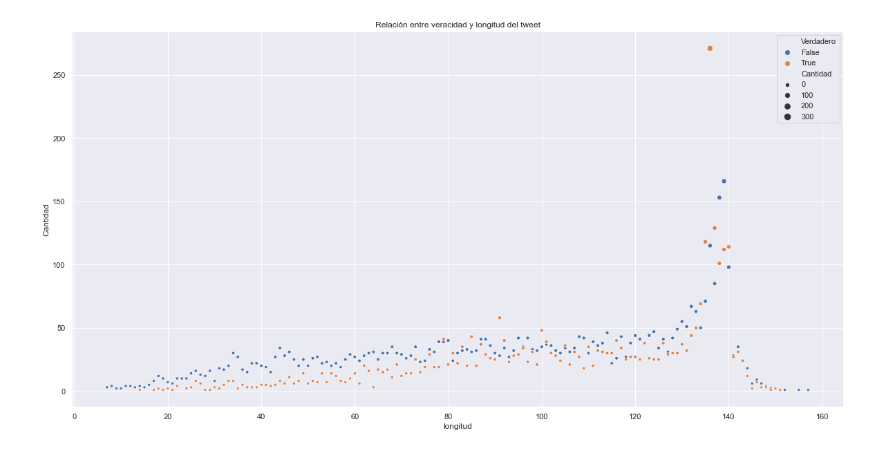
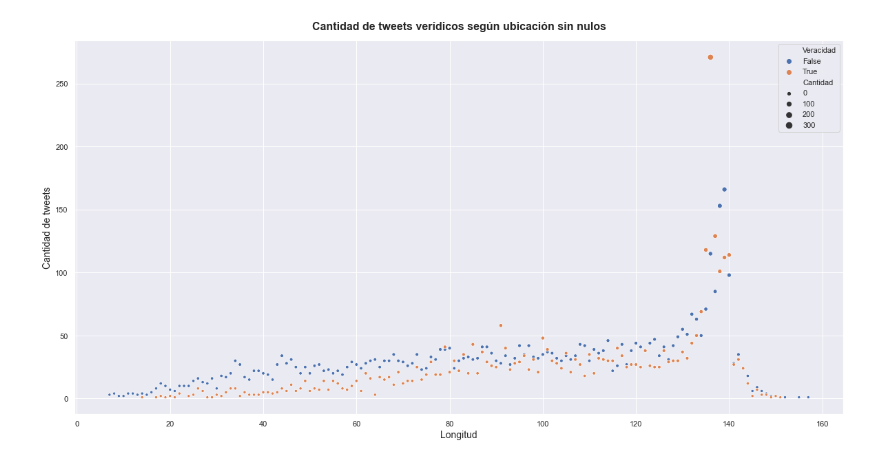
Before and after one commit to tporganizaciondedatos1c2020/TP1, a Jupyter notebook: AnalisisDeTweetsPorLongitudyVeracidad.ipynb, the cells around one changed output. Saved outputs shown, nothing was run; the diff lists cells and outputs as text; code cells hidden in the pictures.

```diff
--- a/AnalisisDeTweetsPorLongitudyVeracidad.ipynb
+++ b/AnalisisDeTweetsPorLongitudyVeracidad.ipynb
@@ -4,15 +15,22 @@
 # %%
 #Tweets por longitud y veracidad
+
 grupo = dataset.groupby(['longitud', 'target']).agg({'target':['count']})
 grupo.columns = ['Cantidad']
 
 grupo = grupo.reset_index()
-grupo = grupo.rename(columns={'target':'Verdadero'})
+grupo = grupo.rename(columns={'target':'Veracidad'})
+
 
 sns.set()
-ax = sns.scatterplot(x = 'longitud', y = 'Cantidad', data = grupo, hue = 'Verdadero', size = 'Cantidad')
+ax = sns.scatterplot(x = 'longitud', y = 'Cantidad', data = grupo, hue = 'Veracidad', size = 'Cantidad')
 ax.set_title('Relación entre veracidad y longitud del tweet')
 fig = ax.get_figure()
-#fig.savefig('figure.png')
+ax.set_ylabel('Cantidad de tweets',fontsize=14)
+plt.xlabel("Longitud",fontsize=14)
+ax.set_title('Cantidad de tweets verídicos según ubicación sin nulos',\
+             fontsize=16,fontweight='bold', pad = 15)
+plt.show()
+# fig.savefig('figure.png')
 # %% [output]
-[figure, old version]
+[figure, new version]
```
Also changed, not shown: parts of 1 cell of this notebook, 3 other files.
